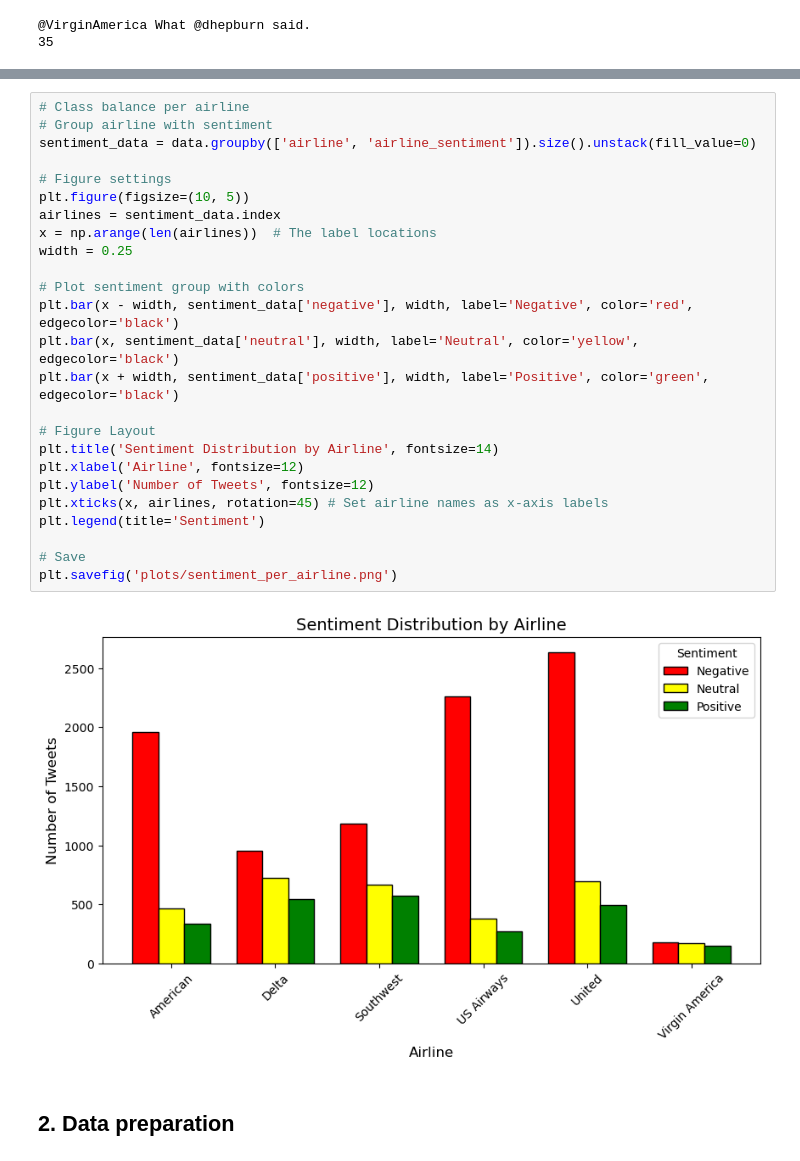
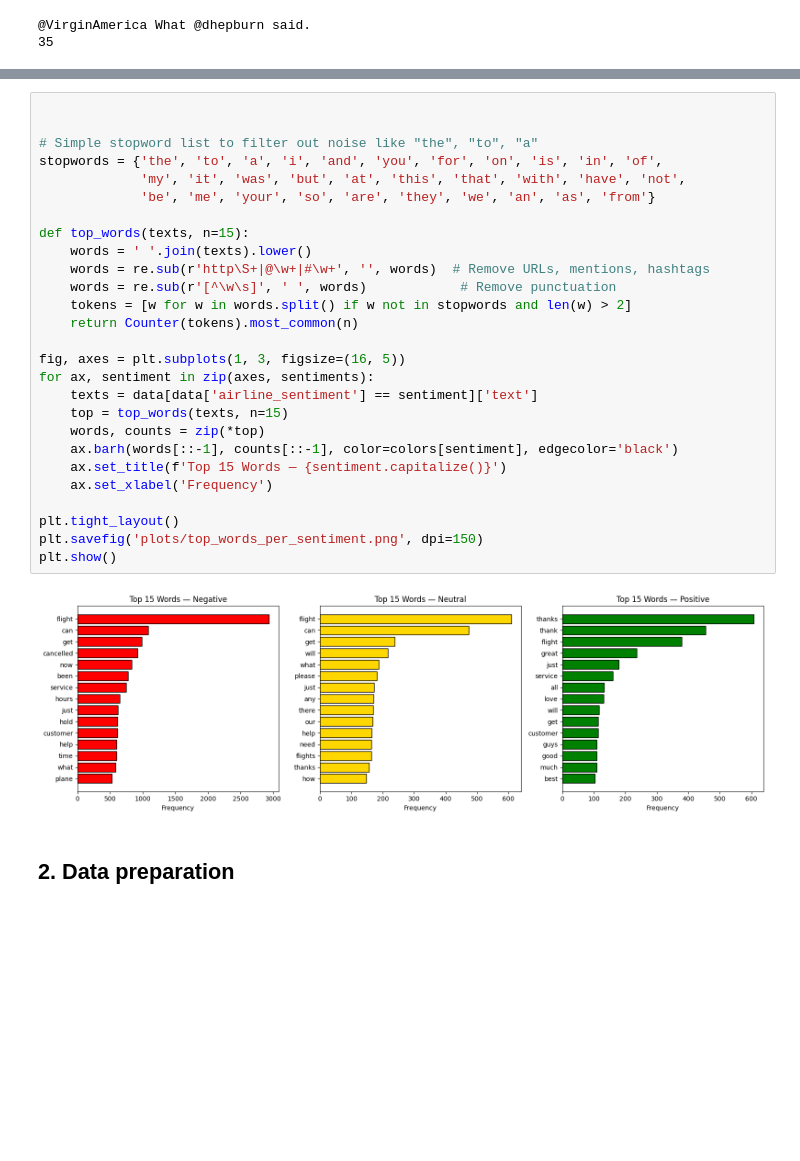
Before and after one commit to CoenHiddink2001/DLNLP_Group8, a Jupyter notebook: NLP assignment.ipynb, the cells around one changed output, grey strips where cells are left out. Cells and saved outputs as stored; diff of their text form; blank space fills up the shorter version.

```diff
--- a/NLP assignment.ipynb
+++ b/NLP assignment.ipynb
@@ -263,30 +269,32 @@ plt.savefig('plots/airline_class_balance.png')
 # %%
-# Class balance per airline
-# Group airline with sentiment
-sentiment_data = data.groupby(['airline', 'airline_sentiment']).size().unstack(fill_value=0)
 
-# Figure settings
-plt.figure(figsize=(10, 5))
-airlines = sentiment_data.index
-x = np.arange(len(airlines))  # The label locations
-width = 0.25
 
-# Plot sentiment group with colors
-plt.bar(x - width, sentiment_data['negative'], width, label='Negative', color='red', edgecolor='black')
-plt.bar(x, sentiment_data['neutral'], width, label='Neutral', color='yellow', edgecolor='black')
-plt.bar(x + width, sentiment_data['positive'], width, label='Positive', color='green', edgecolor='black')
+# Simple stopword list to filter out noise like "the", "to", "a"
+stopwords = {'the', 'to', 'a', 'i', 'and', 'you', 'for', 'on', 'is', 'in', 'of',
+             'my', 'it', 'was', 'but', 'at', 'this', 'that', 'with', 'have', 'not',
+             'be', 'me', 'your', 'so', 'are', 'they', 'we', 'an', 'as', 'from'}
 
-# Figure Layout
-plt.title('Sentiment Distribution by Airline', fontsize=14)
-plt.xlabel('Airline', fontsize=12)
-plt.ylabel('Number of Tweets', fontsize=12)
-plt.xticks(x, airlines, rotation=45) # Set airline names as x-axis labels
-plt.legend(title='Sentiment')
+def top_words(texts, n=15):
+    words = ' '.join(texts).lower()
+    words = re.sub(r'http\S+|@\w+|#\w+', '', words)  # Remove URLs, mentions, hashtags
+    words = re.sub(r'[^\w\s]', ' ', words)            # Remove punctuation
+    tokens = [w for w in words.split() if w not in stopwords and len(w) > 2]
+    return Counter(tokens).most_common(n)
 
-# Save
-plt.savefig('plots/sentiment_per_airline.png')
+fig, axes = plt.subplots(1, 3, figsize=(16, 5))
+for ax, sentiment in zip(axes, sentiments):
+    texts = data[data['airline_sentiment'] == sentiment]['text']
+    top = top_words(texts, n=15)
+    words, counts = zip(*top)
+    ax.barh(words[::-1], counts[::-1], color=colors[sentiment], edgecolor='black')
+    ax.set_title(f'Top 15 Words — {sentiment.capitalize()}')
+    ax.set_xlabel('Frequency')
+
+plt.tight_layout()
+plt.savefig('plots/top_words_per_sentiment.png', dpi=150)
+plt.show()
 # %% [output]
-[figure, old version]
+[figure, new version]
 # %% [markdown]
 ## 2. Data preparation
 # %% [markdown]
```
Also changed, not shown: parts of 11 cells of this notebook, 5 other files.
